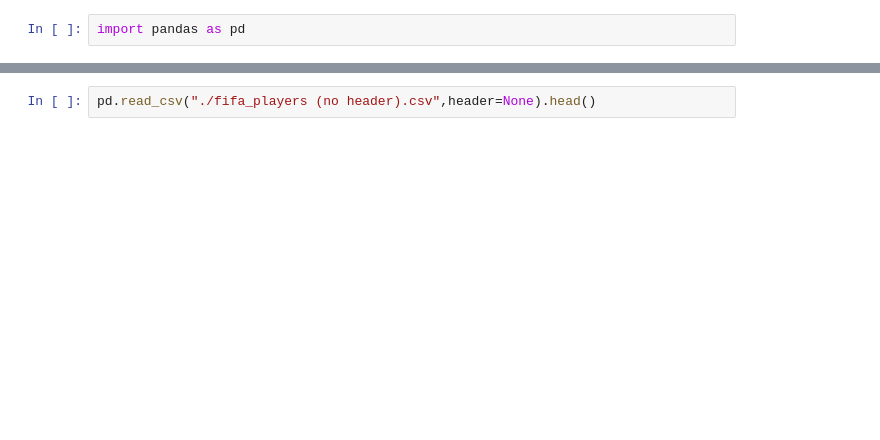
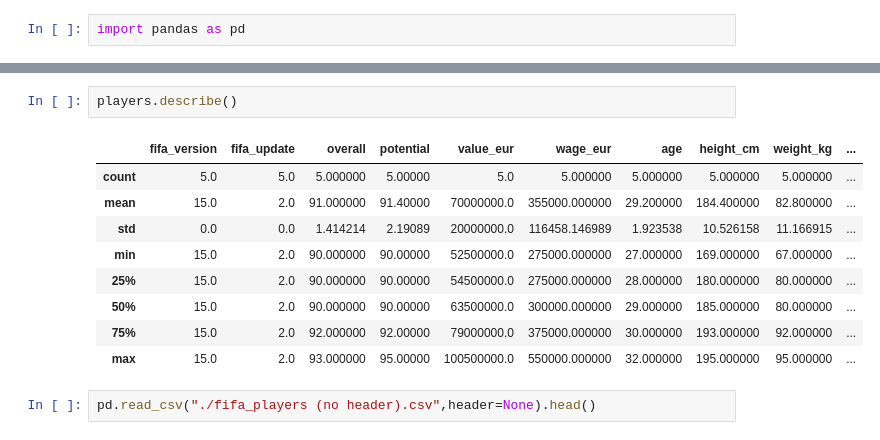
Before and after one commit to Azcer/Data-Analysis-Study-, a Jupyter notebook: 数据的获取与读取/2.csv的读取.ipynb, the cells around one changed output, grey strips where cells are left out. Saved outputs shown, nothing was run; the diff lists cells and outputs as text; blank space fills up the shorter version.

```diff
--- a/数据的获取与读取/2.csv的读取.ipynb
+++ b/数据的获取与读取/2.csv的读取.ipynb
@@ -35,3 +43,15 @@ players.tail()#显示尾部几行数据
+# %%
+players.describe()
+# %% [output]
+|  | fifa_version | fifa_update | overall | potential | value_eur | wage_eur | age | height_cm | weight_kg | ... |
+| count | 5.0 | 5.0 | 5.000000 | 5.00000 | 5.0 | 5.000000 | 5.000000 | 5.000000 | 5.000000 | ... |
+| mean | 15.0 | 2.0 | 91.000000 | 91.40000 | 70000000.0 | 355000.000000 | 29.200000 | 184.400000 | 82.800000 | ... |
+| std | 0.0 | 0.0 | 1.414214 | 2.19089 | 20000000.0 | 116458.146989 | 1.923538 | 10.526158 | 11.166915 | ... |
+| min | 15.0 | 2.0 | 90.000000 | 90.00000 | 52500000.0 | 275000.000000 | 27.000000 | 169.000000 | 67.000000 | ... |
+| 25% | 15.0 | 2.0 | 90.000000 | 90.00000 | 54500000.0 | 275000.000000 | 28.000000 | 180.000000 | 80.000000 | ... |
+| 50% | 15.0 | 2.0 | 90.000000 | 90.00000 | 63500000.0 | 300000.000000 | 29.000000 | 185.000000 | 80.000000 | ... |
+| 75% | 15.0 | 2.0 | 92.000000 | 92.00000 | 79000000.0 | 375000.000000 | 30.000000 | 193.000000 | 92.000000 | ... |
+| max | 15.0 | 2.0 | 93.000000 | 95.00000 | 100500000.0 | 550000.000000 | 32.000000 | 195.000000 | 95.000000 | ... |
 # %%
 pd.read_csv("./fifa_players (no header).csv",header=None).head()
 # %% [output]
```
Also changed, not shown: parts of 1 cell of this notebook, 1 other file.
